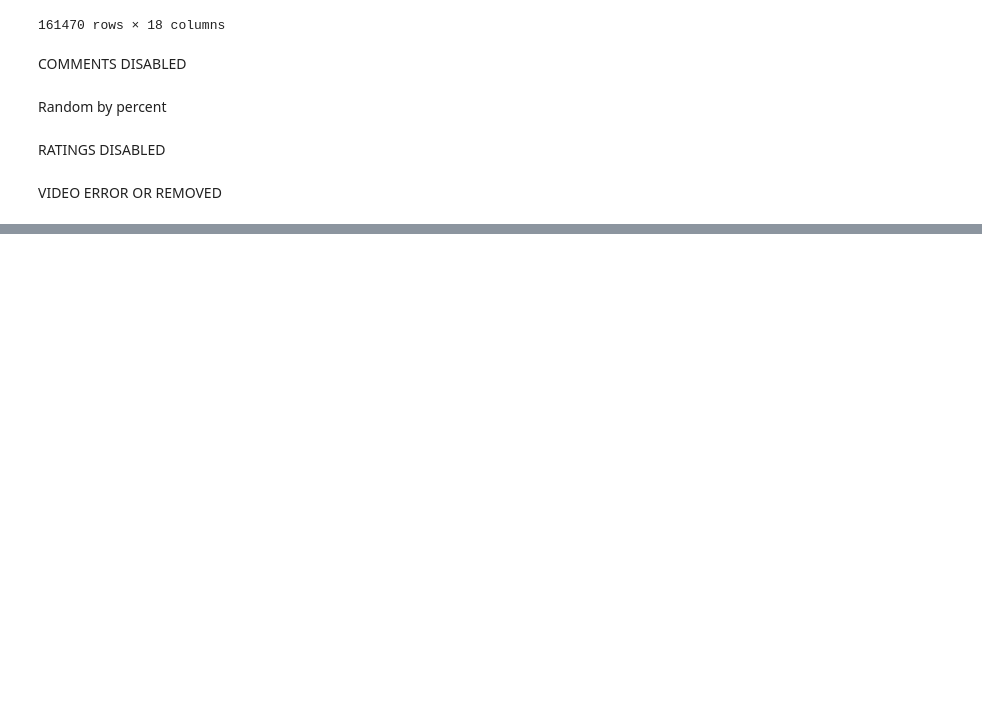
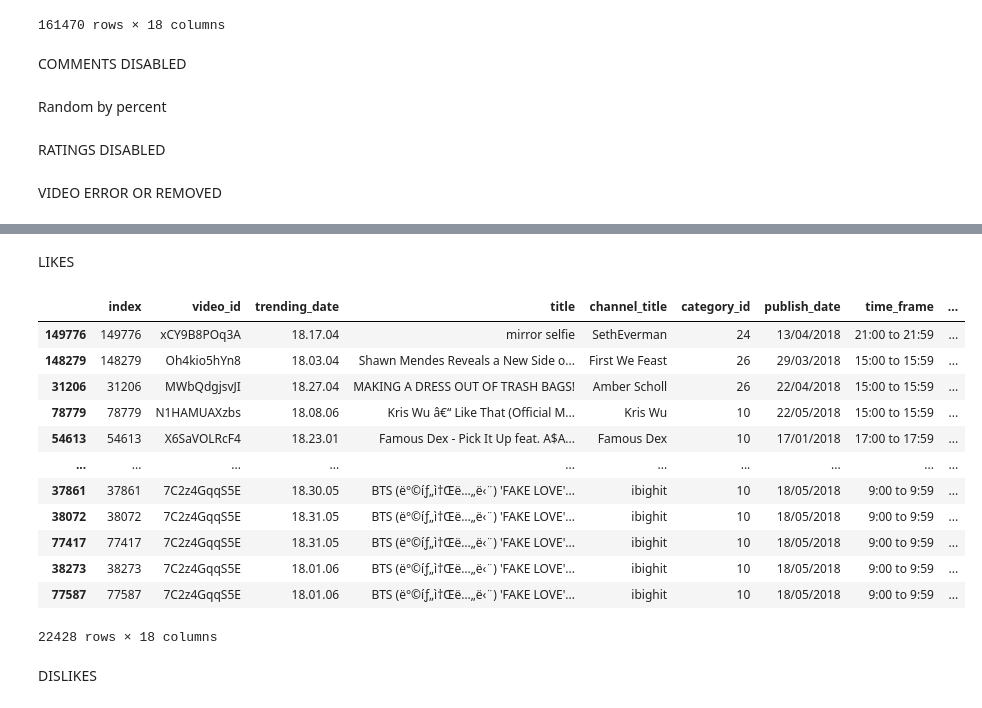
Before and after one commit to Biuuu2309/Data-Analysis-Basic-Method, a Jupyter notebook: Python Project With Jupyter.ipynb, the cells around one changed output, grey strips where cells are left out. Saved outputs shown, nothing was run; the diff lists cells and outputs as text; code cells hidden in the pictures; blank space fills up the shorter version.

```diff
--- a/Python Project With Jupyter.ipynb
+++ b/Python Project With Jupyter.ipynb
@@ -278,0 +509,25 @@ DF['video_error_or_removed'] = DF['video_error_or_removed'].fillna(pd.Series(ran
+# %% [markdown]
+LIKES
+# %%
+DFSL = DF.sort_values(by='likes', ascending=True)
+Q1 = DFSL.iloc[int(len(DF)*0.25)]['likes']
+Q3 = DFSL.iloc[int(len(DF)*0.75)]['likes']
+
+OL_Likes = DFSL[(DFSL['likes'] < Q1 - (1.5 * (Q3 - Q1))) | (DFSL['likes'] > Q3 + (1.5 * (Q3 - Q1)))]
+OL_Likes
+# %% [output]
+|  | index | video_id | trending_date | title | channel_title | category_id | publish_date | time_frame | ... |
+| 149776 | 149776 | xCY9B8POq3A | 18.17.04 | mirror selfie | SethEverman | 24 | 13/04/2018 | 21:00 to 21:59 | ... |
+| 148279 | 148279 | Oh4kio5hYn8 | 18.03.04 | Shawn Mendes Reveals a New Side o... | First We Feast | 26 | 29/03/2018 | 15:00 to 15:59 | ... |
+| 31206 | 31206 | MWbQdgjsvJI | 18.27.04 | MAKING A DRESS OUT OF TRASH BAGS! | Amber Scholl | 26 | 22/04/2018 | 15:00 to 15:59 | ... |
+| 78779 | 78779 | N1HAMUAXzbs | 18.08.06 | Kris Wu â€“ Like That (Official M... | Kris Wu | 10 | 22/05/2018 | 15:00 to 15:59 | ... |
+| 54613 | 54613 | X6SaVOLRcF4 | 18.23.01 | Famous Dex - Pick It Up feat. A$A... | Famous Dex | 10 | 17/01/2018 | 17:00 to 17:59 | ... |
+| ... | ... | ... | ... | ... | ... | ... | ... | ... | ... |
+| 37861 | 37861 | 7C2z4GqqS5E | 18.30.05 | BTS (ë°©íƒ„ì†Œë…„ë‹¨) 'FAKE LOVE'... | ibighit | 10 | 18/05/2018 | 9:00 to 9:59 | ... |
+| 38072 | 38072 | 7C2z4GqqS5E | 18.31.05 | BTS (ë°©íƒ„ì†Œë…„ë‹¨) 'FAKE LOVE'... | ibighit | 10 | 18/05/2018 | 9:00 to 9:59 | ... |
+| 77417 | 77417 | 7C2z4GqqS5E | 18.31.05 | BTS (ë°©íƒ„ì†Œë…„ë‹¨) 'FAKE LOVE'... | ibighit | 10 | 18/05/2018 | 9:00 to 9:59 | ... |
+| 38273 | 38273 | 7C2z4GqqS5E | 18.01.06 | BTS (ë°©íƒ„ì†Œë…„ë‹¨) 'FAKE LOVE'... | ibighit | 10 | 18/05/2018 | 9:00 to 9:59 | ... |
+| 77587 | 77587 | 7C2z4GqqS5E | 18.01.06 | BTS (ë°©íƒ„ì†Œë…„ë‹¨) 'FAKE LOVE'... | ibighit | 10 | 18/05/2018 | 9:00 to 9:59 | ... |
+22428 rows × 18 columns
+# %% [markdown]
+DISLIKES
```
Also changed, not shown: parts of 36 cells of this notebook, 1 other file.
